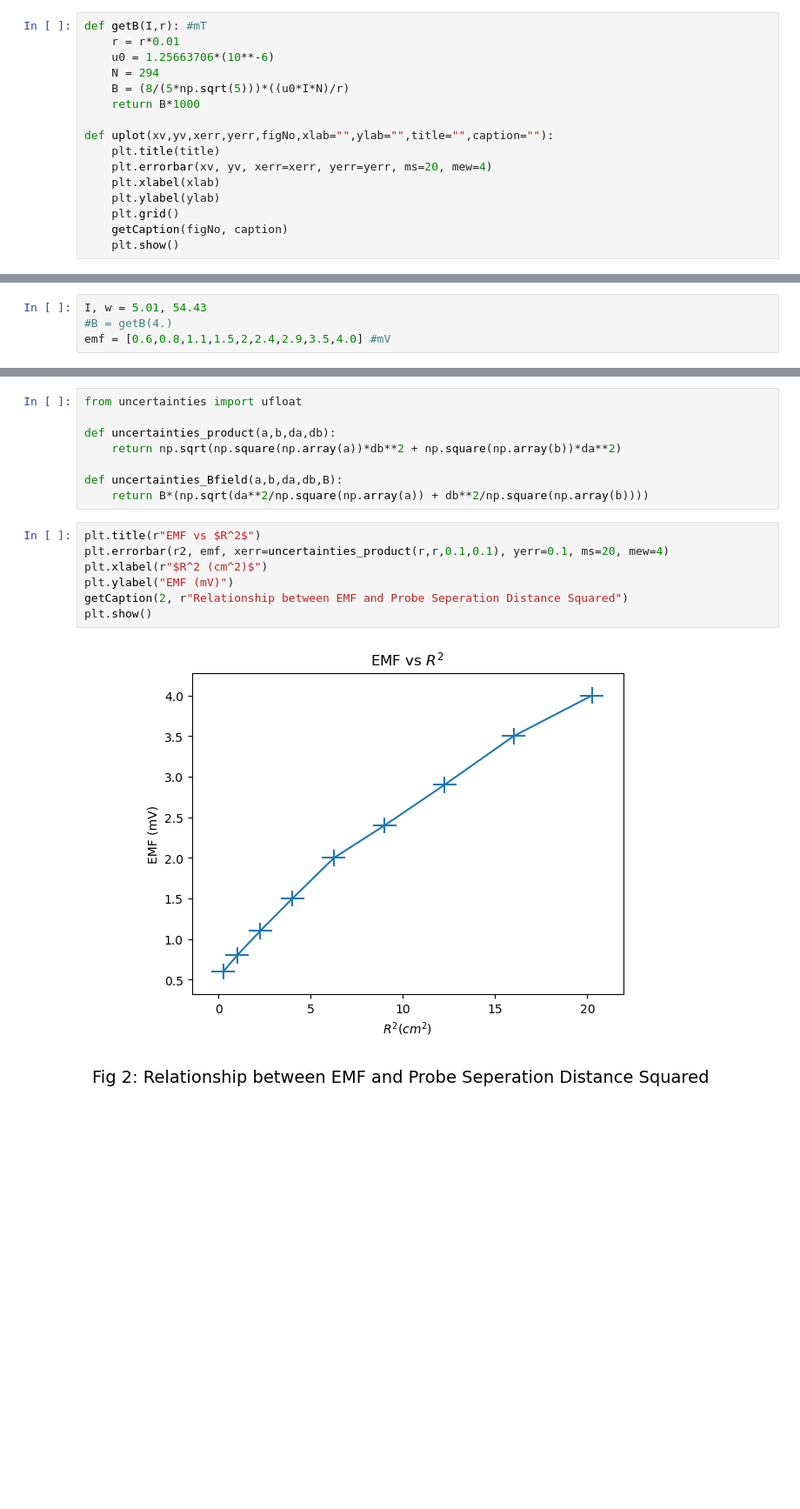
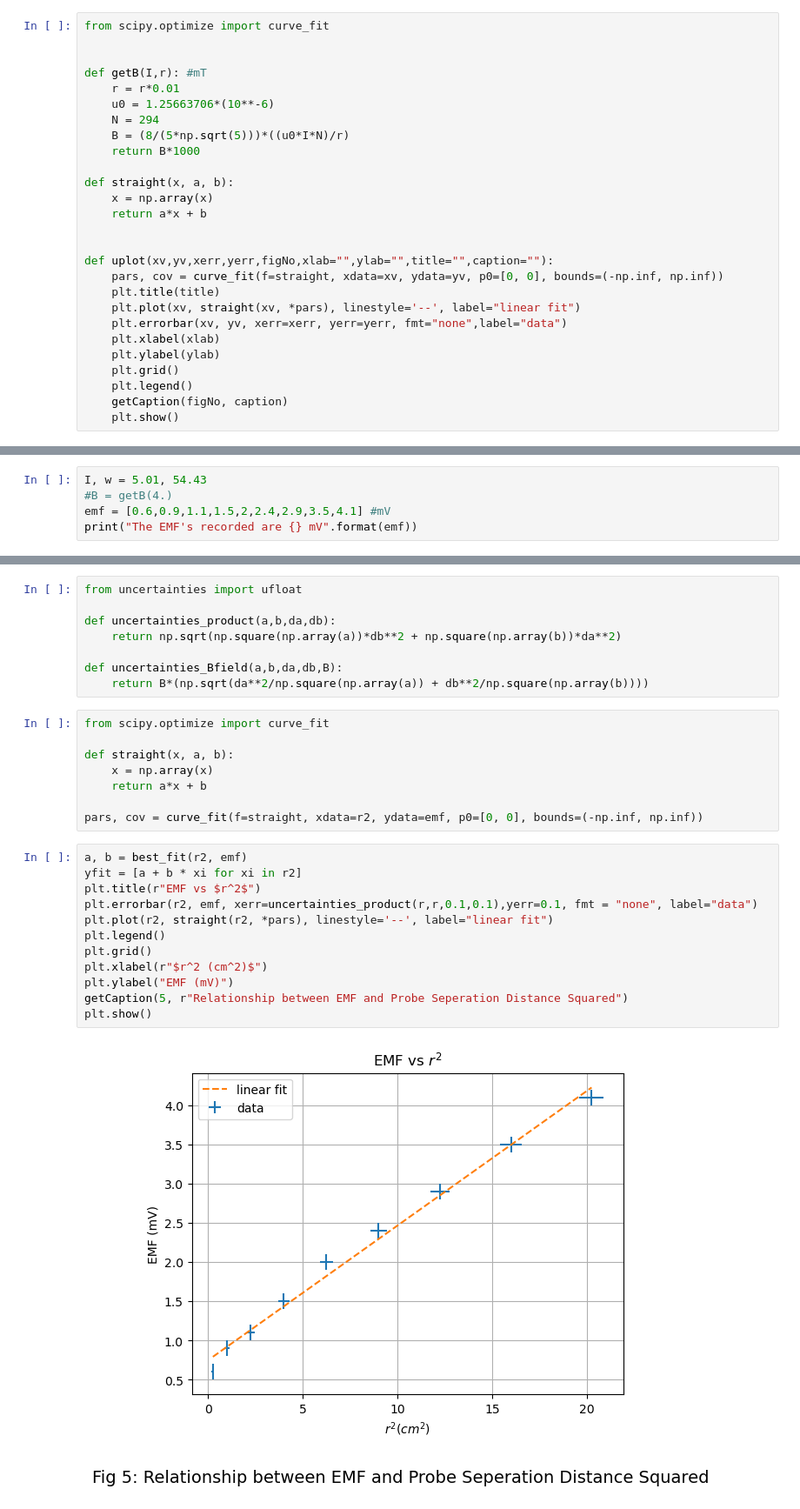
Before and after one commit to shanto268/Rotational-EMF-Lab, a Jupyter notebook: lab3.ipynb, the cells around one changed output, grey strips where cells are left out. Shown at 87% size. Saved outputs shown, nothing was run; the diff lists cells and outputs as text; blank space fills up the shorter version.

```diff
--- a/lab3.ipynb
+++ b/lab3.ipynb
@@ -46,6 +100,9 @@ We plan on changing the probe distance from $0.5$ to $4.5$ cm in increments of $
 
 We record the voltage value after 10 seconds for each trial to limit the effects of varying rotation speed of the speed and fluctuating voltage.
 # %%
+from scipy.optimize import curve_fit
+
+
 def getB(I,r): #mT
     r = r*0.01
     u0 = 1.25663706*(10**-6)
@@ -53,12 +110,20 @@ def getB(I,r): #mT
     B = (8/(5*np.sqrt(5)))*((u0*I*N)/r)
     return B*1000
 
+def straight(x, a, b):
+    x = np.array(x)
+    return a*x + b
+
+
 def uplot(xv,yv,xerr,yerr,figNo,xlab="",ylab="",title="",caption=""):
+    pars, cov = curve_fit(f=straight, xdata=xv, ydata=yv, p0=[0, 0], bounds=(-np.inf, np.inf))
     plt.title(title)
-    plt.errorbar(xv, yv, xerr=xerr, yerr=yerr, ms=20, mew=4)
+    plt.plot(xv, straight(xv, *pars), linestyle='--', label="linear fit")
+    plt.errorbar(xv, yv, xerr=xerr, yerr=yerr, fmt="none",label="data")
     plt.xlabel(xlab)
     plt.ylabel(ylab)
     plt.grid()
+    plt.legend()
     getCaption(figNo, caption)
     plt.show()
 # %%
@@ -67,4 +135,5 @@ r2 = np.array(r)**2 # cm^2
 # %%
 I, w = 5.01, 54.43
 #B = getB(4.)
-emf = [0.6,0.8,1.1,1.5,2,2.4,2.9,3.5,4.0] #mV
+emf = [0.6,0.9,1.1,1.5,2,2.4,2.9,3.5,4.1] #mV
+print("The EMF's recorded are {} mV".format(emf))
@@ -90,12 +171,25 @@ def uncertainties_product(a,b,da,db):
 
 def uncertainties_Bfield(a,b,da,db,B):
     return B*(np.sqrt(da**2/np.square(np.array(a)) + db**2/np.square(np.array(b))))
+# %%
+from scipy.optimize import curve_fit
+
+def straight(x, a, b):
+    x = np.array(x)
+    return a*x + b
+
+pars, cov = curve_fit(f=straight, xdata=r2, ydata=emf, p0=[0, 0], bounds=(-np.inf, np.inf))
 # %%
-plt.title(r"EMF vs $R^2$")
-plt.errorbar(r2, emf, xerr=uncertainties_product(r,r,0.1,0.1), yerr=0.1, ms=20, mew=4)
-plt.xlabel(r"$R^2 (cm^2)$")
+a, b = best_fit(r2, emf)
+yfit = [a + b * xi for xi in r2]
+plt.title(r"EMF vs $r^2$")
+plt.errorbar(r2, emf, xerr=uncertainties_product(r,r,0.1,0.1),yerr=0.1, fmt = "none", label="data")
+plt.plot(r2, straight(r2, *pars), linestyle='--', label="linear fit")
+plt.legend()
+plt.grid()
+plt.xlabel(r"$r^2 (cm^2)$")
 plt.ylabel("EMF (mV)")
-getCaption(2, r"Relationship between EMF and Probe Seperation Distance Squared")
+getCaption(5, r"Relationship between EMF and Probe Seperation Distance Squared")
 plt.show()
 # %% [output]
-[figure, old version]
+[figure, new version]
```
Also changed, not shown: parts of 27 cells of this notebook, 11 other files.
